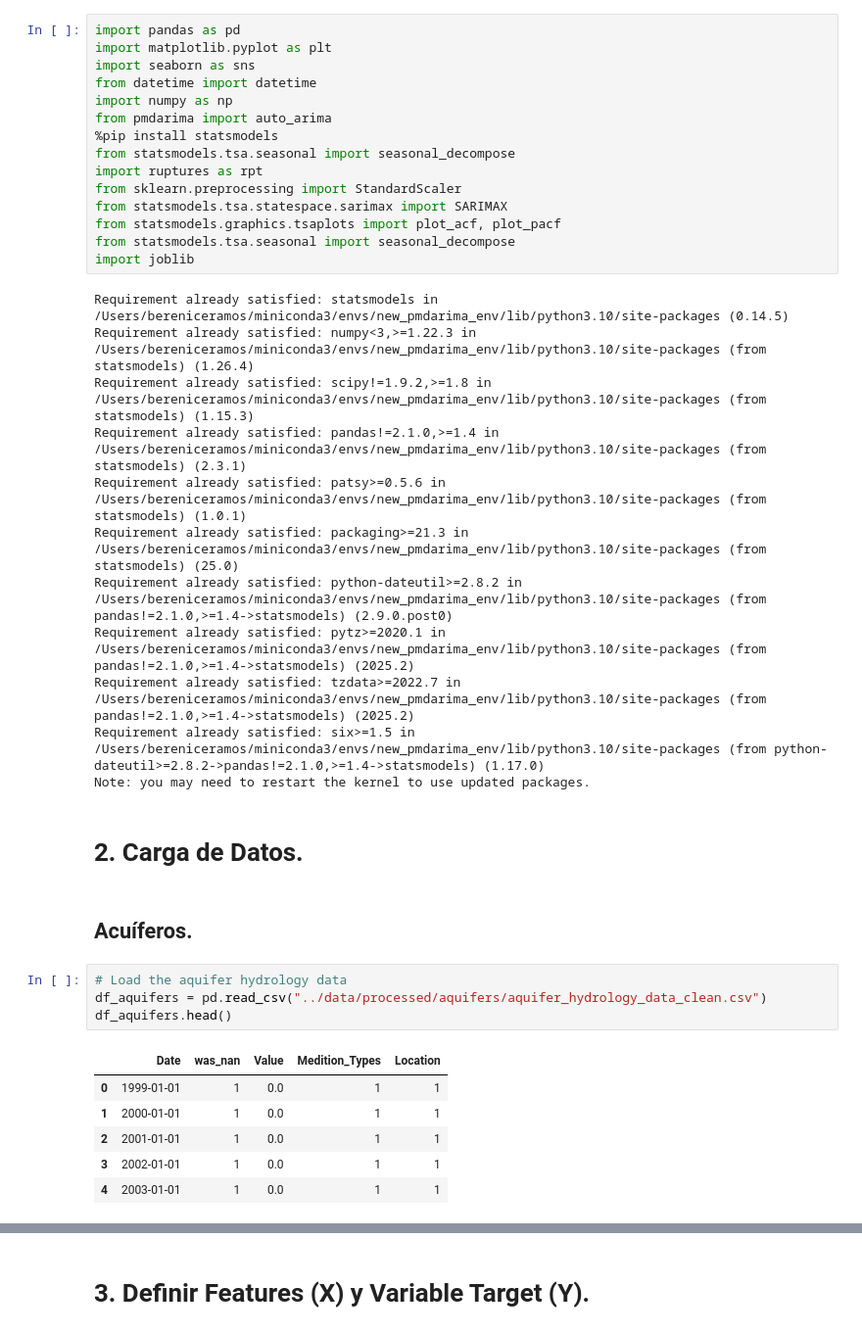
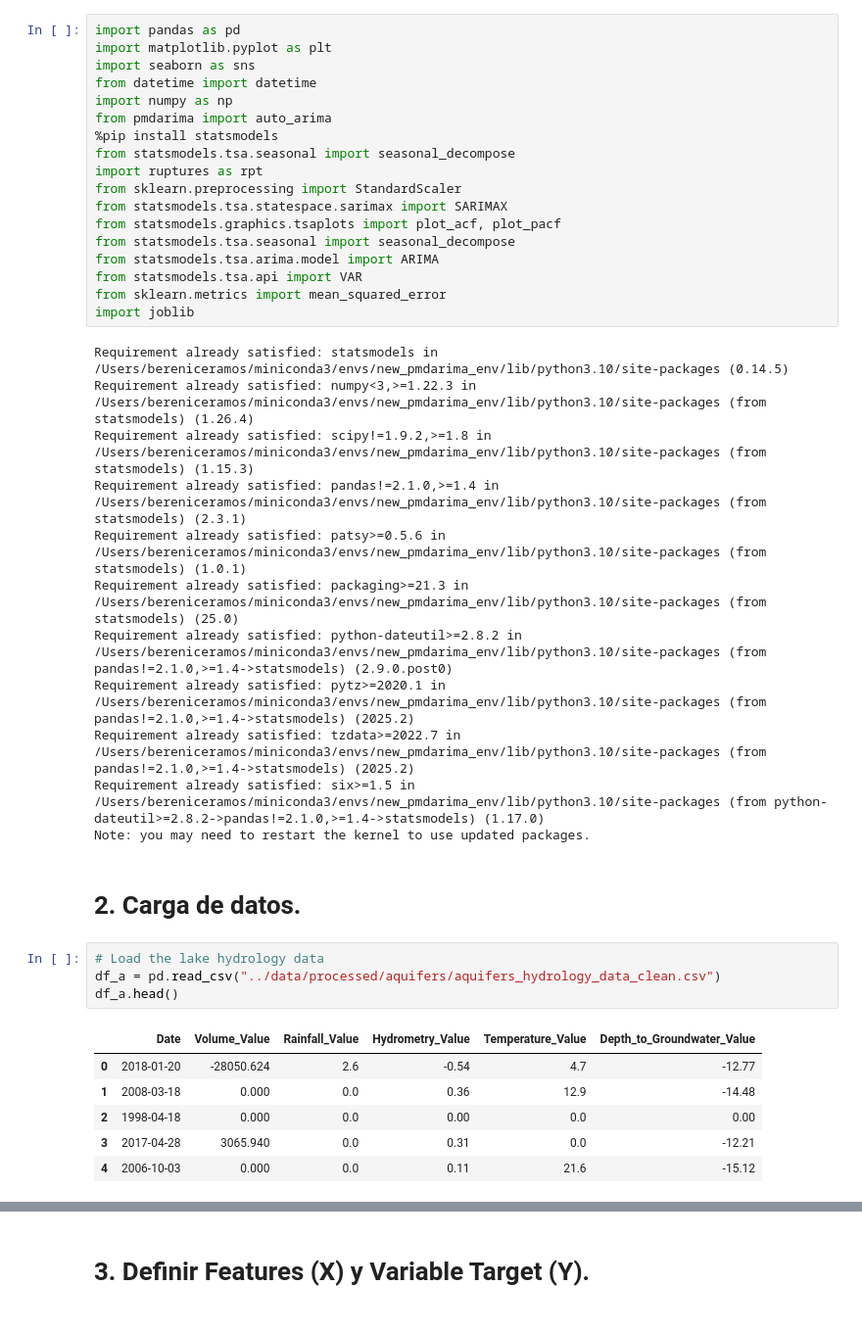
Before and after one commit to Bere333/Smart-Water-Analytics-BBRH, a Jupyter notebook: src/02_modeling_and_evaluation_aquifers.ipynb, the cells around one changed output, grey strips where cells are left out. Shown at 98% size. Drawn from its saved outputs; the diff is of its cells as text.

Commit message:
updated aquifers model

```diff
--- a/src/02_modeling_and_evaluation_aquifers.ipynb
+++ b/src/02_modeling_and_evaluation_aquifers.ipynb
@@ -14,6 +14,9 @@ from sklearn.preprocessing import StandardScaler
 from statsmodels.tsa.statespace.sarimax import SARIMAX
 from statsmodels.graphics.tsaplots import plot_acf, plot_pacf
 from statsmodels.tsa.seasonal import seasonal_decompose
+from statsmodels.tsa.arima.model import ARIMA
+from statsmodels.tsa.api import VAR
+from sklearn.metrics import mean_squared_error
 import joblib
 # %% [output]
 Requirement already satisfied: statsmodels in /Users/bereniceramos/miniconda3/envs/new_pmdarima_env/lib/python3.10/site-packages (0.14.5)
@@ -28,17 +31,15 @@ Requirement already satisfied: tzdata>=2022.7 in /Users/bereniceramos/miniconda3
 Requirement already satisfied: six>=1.5 in /Users/bereniceramos/miniconda3/envs/new_pmdarima_env/lib/python3.10/site-packages (from python-dateutil>=2.8.2->pandas!=2.1.0,>=1.4->statsmodels) (1.17.0)
 Note: you may need to restart the kernel to use updated packages.
 # %% [markdown]
-# 2. Carga de Datos.
+# 2. Carga de datos.
-# %% [markdown]
-## Acuíferos.
 # %%
-# Load the aquifer hydrology data
-df_aquifers = pd.read_csv("../data/processed/aquifers/aquifer_hydrology_data_clean.csv")
-df_aquifers.head()
+# Load the lake hydrology data
+df_a = pd.read_csv("../data/processed/aquifers/aquifers_hydrology_data_clean.csv")
+df_a.head()
 # %% [output]
-|  | Date | was_nan | Value | Medition_Types | Location |
-| 0 | 1999-01-01 | 1 | 0.0 | 1 | 1 |
-| 1 | 2000-01-01 | 1 | 0.0 | 1 | 1 |
-| 2 | 2001-01-01 | 1 | 0.0 | 1 | 1 |
-| 3 | 2002-01-01 | 1 | 0.0 | 1 | 1 |
-| 4 | 2003-01-01 | 1 | 0.0 | 1 | 1 |
+|  | Date | Volume_Value | Rainfall_Value | Hydrometry_Value | Temperature_Value | Depth_to_Groundwater_Value |
+| 0 | 2018-01-20 | -28050.624 | 2.6 | -0.54 | 4.7 | -12.77 |
+| 1 | 2008-03-18 | 0.000 | 0.0 | 0.36 | 12.9 | -14.48 |
+| 2 | 1998-04-18 | 0.000 | 0.0 | 0.00 | 0.0 | 0.00 |
+| 3 | 2017-04-28 | 3065.940 | 0.0 | 0.31 | 0.0 | -12.21 |
+| 4 | 2006-10-03 | 0.000 | 0.0 | 0.11 | 21.6 | -15.12 |
```
Also changed, not shown: parts of 46 cells of this notebook.
